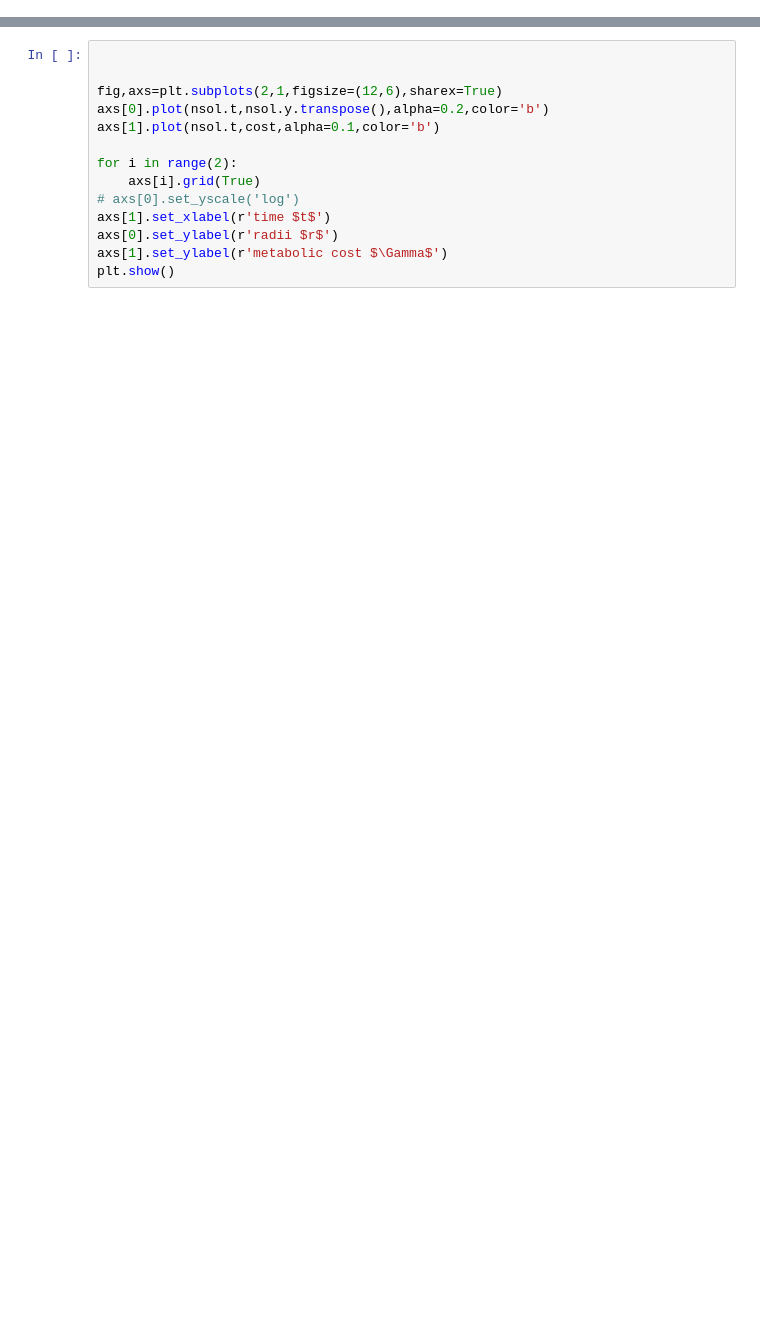
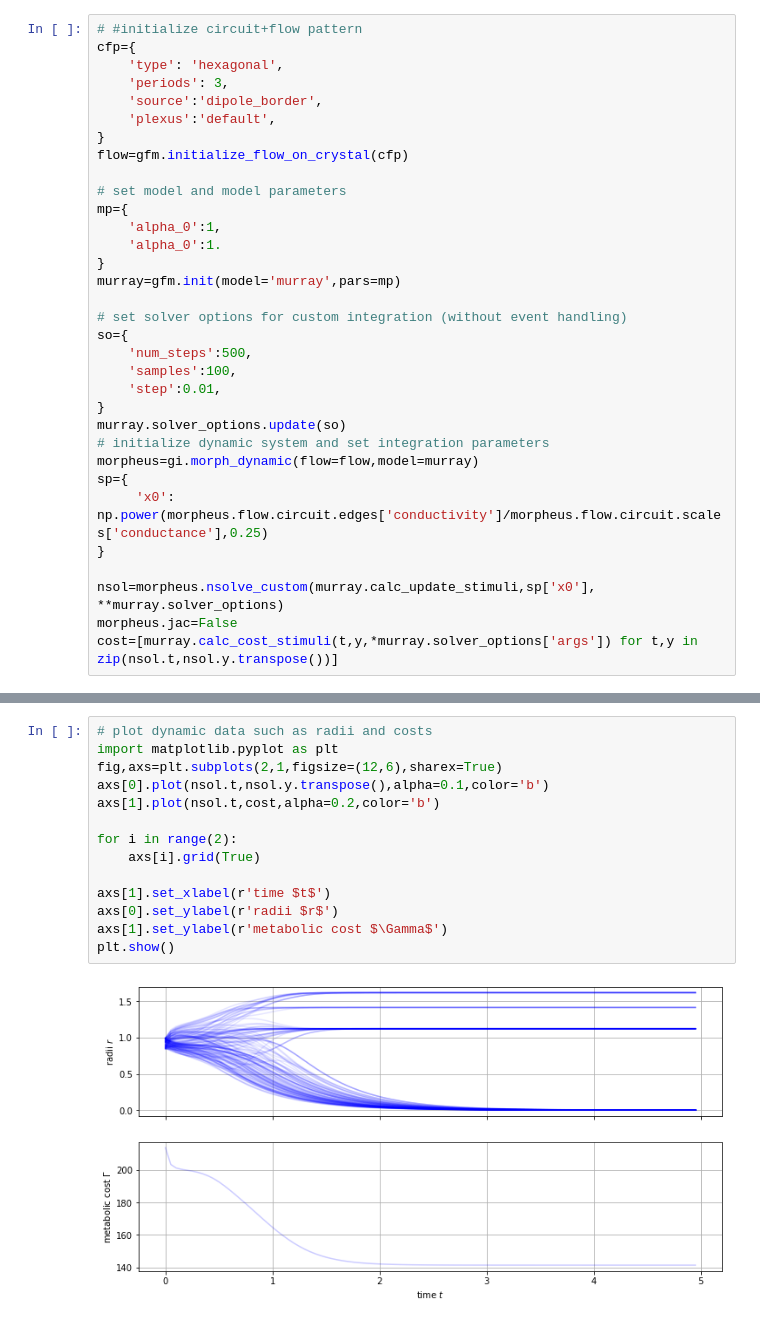
Before and after one commit to felixk1990/go-with-the-flow, a Jupyter notebook: notebook/test_adaptation_murray_manualsolver.ipynb, the cells around one changed output, grey strips where cells are left out. Drawn from its saved outputs; the diff is of its cells as text; blank space fills up the shorter version.

Commit message:
fix pypi version bug and update manual solver

```diff
--- a/notebook/test_adaptation_murray_manualsolver.ipynb
+++ b/notebook/test_adaptation_murray_manualsolver.ipynb
@@ -46,0 +5,33 @@ TypeError: 'str' object is not callable
+# %%
+# #initialize circuit+flow pattern
+cfp={
+    'type': 'hexagonal',
+    'periods': 3,
+    'source':'dipole_border',
+    'plexus':'default',
+}
+flow=gfm.initialize_flow_on_crystal(cfp)
+
+# set model and model parameters
+mp={
+    'alpha_0':1,
+    'alpha_0':1.
+}
+murray=gfm.init(model='murray',pars=mp)
+
+# set solver options for custom integration (without event handling)
+so={
+    'num_steps':500,
+    'samples':100,
+    'step':0.01,
+}
+murray.solver_options.update(so)
+# initialize dynamic system and set integration parameters
+morpheus=gi.morph_dynamic(flow=flow,model=murray)
+sp={
+     'x0': np.power(morpheus.flow.circuit.edges['conductivity']/morpheus.flow.circuit.scales['conductance'],0.25)
+}
+
+nsol=morpheus.nsolve_custom(murray.calc_update_stimuli,sp['x0'], **murray.solver_options)
+morpheus.jac=False
+cost=[murray.calc_cost_stimuli(t,y,*murray.solver_options['args']) for t,y in zip(nsol.t,nsol.y.transpose())]
@@ -47,15 +42,17 @@ TypeError: 'str' object is not callable
 # %%
-
-
+# plot dynamic data such as radii and costs
+import matplotlib.pyplot as plt
 fig,axs=plt.subplots(2,1,figsize=(12,6),sharex=True)
-axs[0].plot(nsol.t,nsol.y.transpose(),alpha=0.2,color='b')
-axs[1].plot(nsol.t,cost,alpha=0.1,color='b')
+axs[0].plot(nsol.t,nsol.y.transpose(),alpha=0.1,color='b')
+axs[1].plot(nsol.t,cost,alpha=0.2,color='b')
 
 for i in range(2):
     axs[i].grid(True)
-# axs[0].set_yscale('log')
+
 axs[1].set_xlabel(r'time $t$')
 axs[0].set_ylabel(r'radii $r$')
 axs[1].set_ylabel(r'metabolic cost $\Gamma$')
 plt.show()
+# %% [output]
+[figure, added]
 # %%
```
Also changed, not shown: parts of 5 cells of this notebook, 3 other files.
